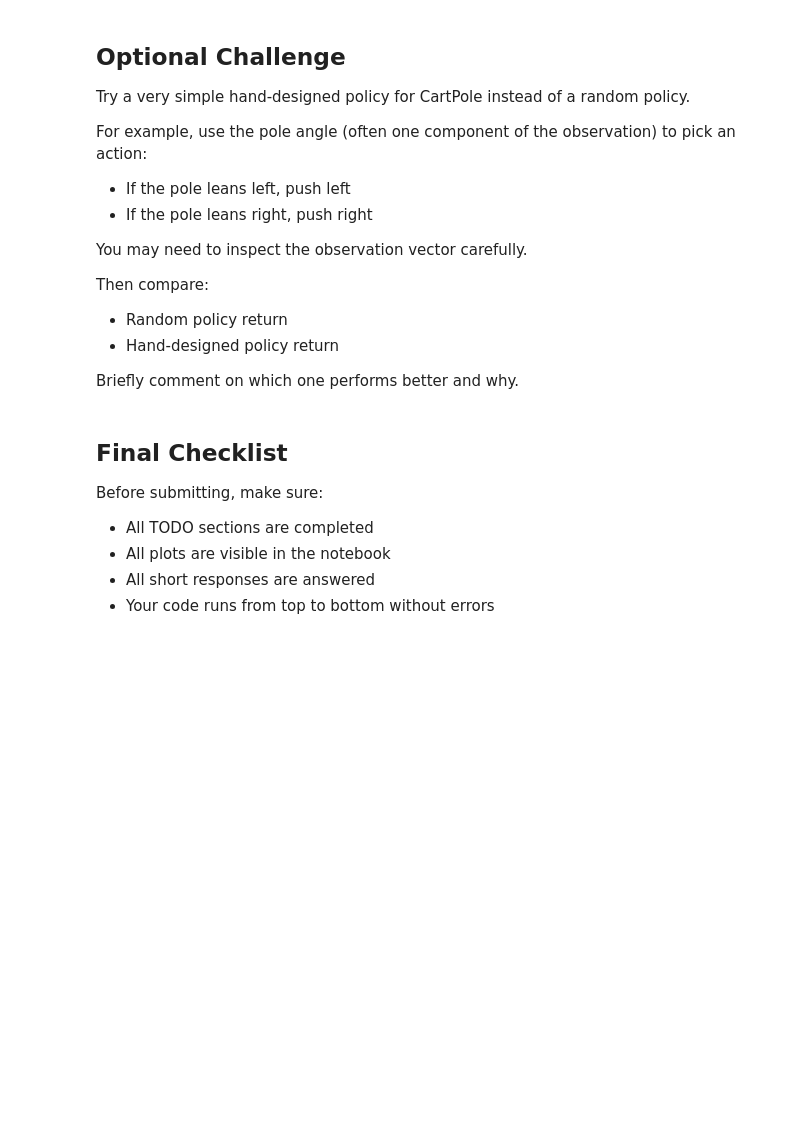
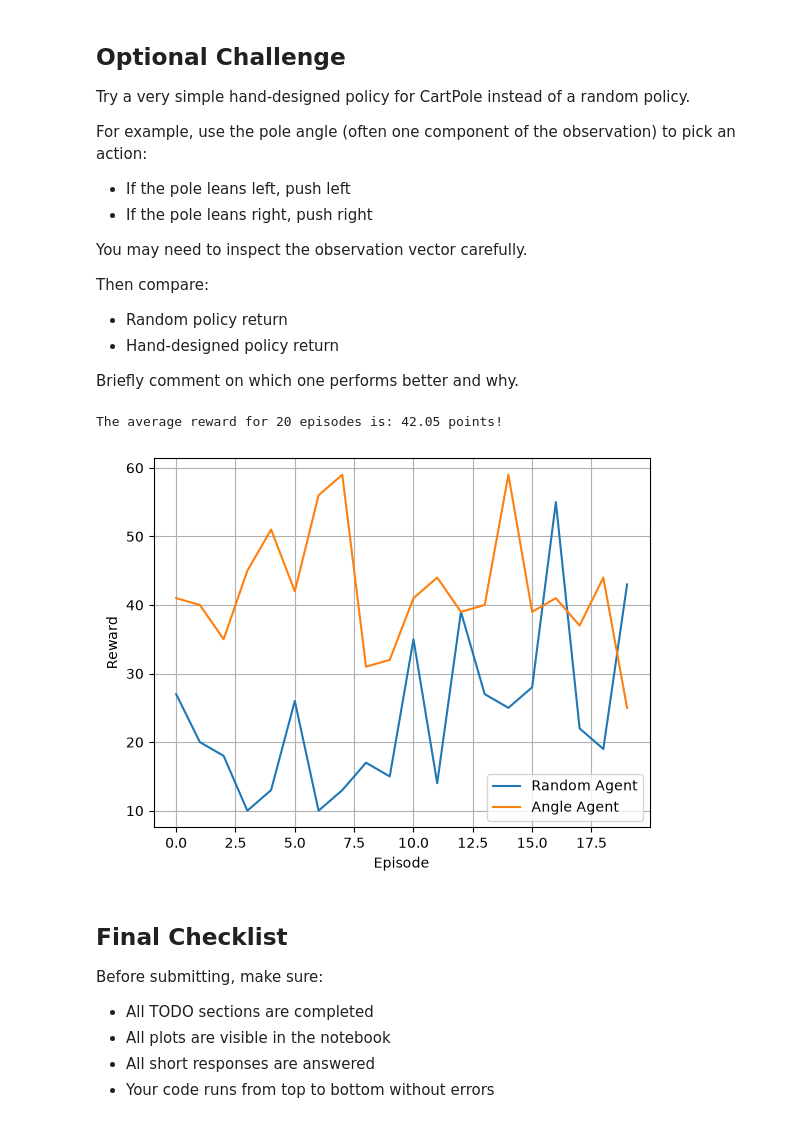
Before and after one commit to wyattowelch/AE696, a Jupyter notebook: Labs/Lab 1/AE696_Lab1_Notebook.ipynb, the cells around one changed output. Saved outputs shown, nothing was run; the diff lists cells and outputs as text; code cells hidden in the pictures; blank space fills up the shorter version.

Commit message:
Lab 1 Complete Push

```diff
--- a/Labs/Lab 1/AE696_Lab1_Notebook.ipynb
+++ b/Labs/Lab 1/AE696_Lab1_Notebook.ipynb
@@ -503,8 +637,54 @@ Briefly comment on which one performs better and why.
 # %%
 # Optional Challenge
 # Try a simple hand-designed policy and compare against the random agent.
 
 # Your code here
+import gymnasium as gym
+
+# Define policy for angle plan
+def anglePolicy(obs):
+    theta = obs[2] # Pole Angle
+
+    if theta > 0: # If pole is right of cart
+        action = 1 # Push Right
+    else:
+        action = 0 # Else, Push Left
+
+    return action
+
+
+env = gym.make("CartPole-v1")
+returnsAngle = []
+
+for episode in range(20):
+	obs, _ = env.reset()
+	done = False
+	total_reward = 0
+
+	while not done:
+		action = anglePolicy(obs)
+		obs, reward, done, truncated, _ = env.step(action)
+		done = done or truncated
+		total_reward += reward
+
+	returnsAngle.append(total_reward)
+
+# print(returnsAngle)
+print(f"The average reward for 20 episodes is: {np.average(returnsAngle)} points!")
+
+# Compare the random with the angle policy
+
+plt.plot(range(20), returnsRandom, label="Random Agent")
+plt.plot(range(20), returnsAngle, label="Angle Agent")
+
+plt.xlabel("Episode")
+plt.ylabel("Reward")
+plt.legend()
+plt.grid()
+plt.show()
+# %% [output]
+The average reward for 20 episodes is: 42.05 points!
+[figure, added]
 # %% [markdown]
 ## Final Checklist
 
```
Also changed, not shown: parts of 15 cells of this notebook.
